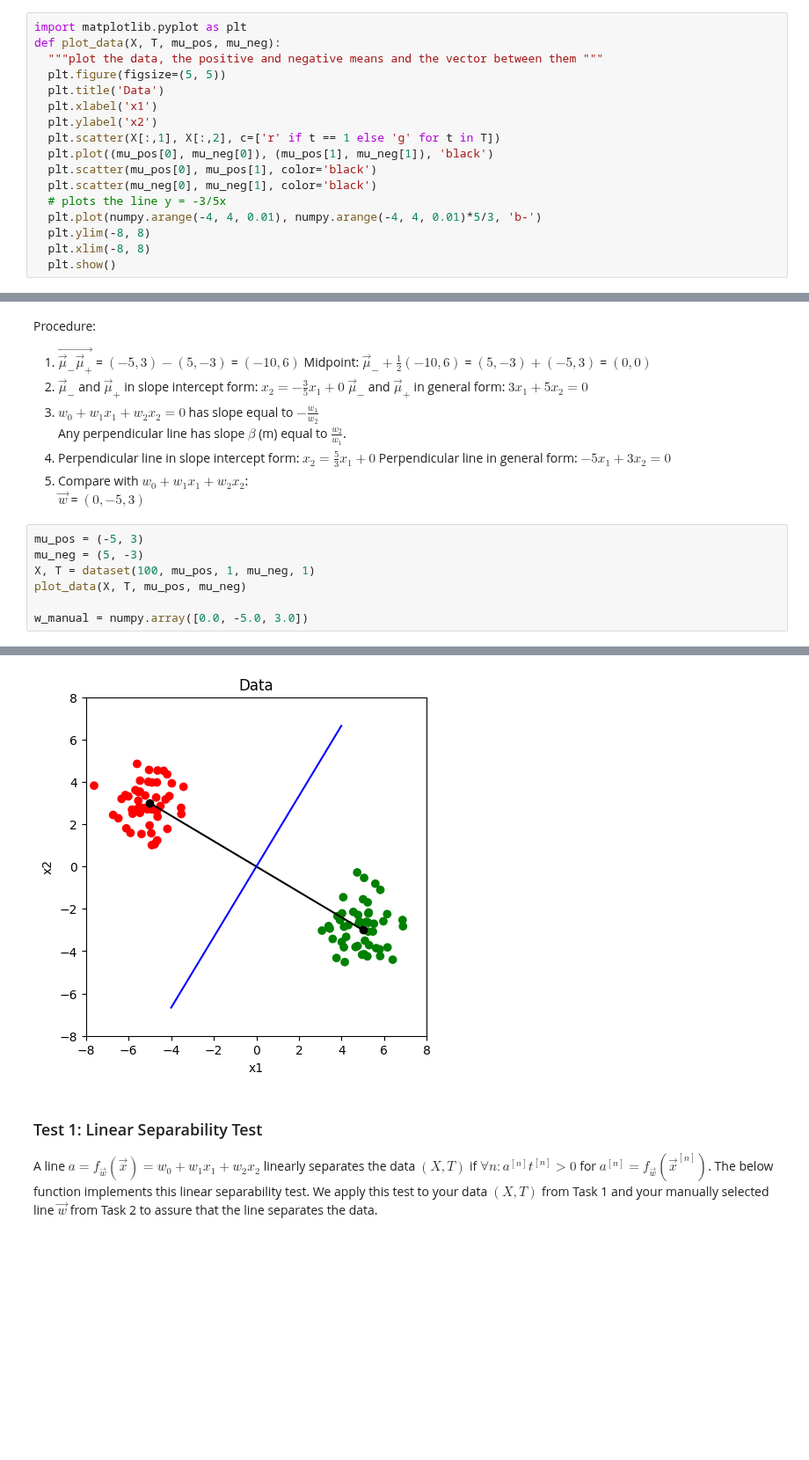
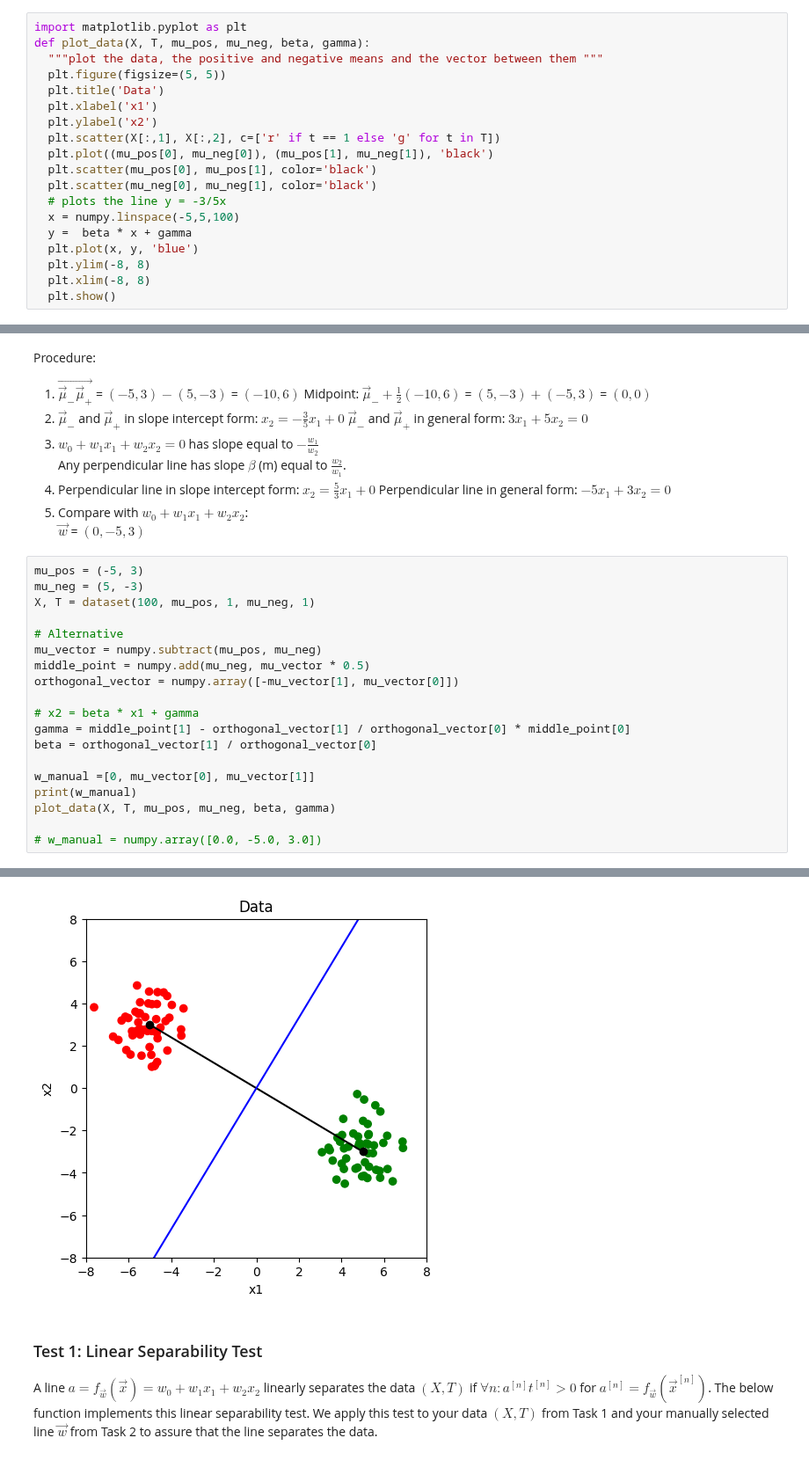
Before and after one commit to danielbarco/deeplearning, a Jupyter notebook: Assignment01_solution.ipynb, the cells around one changed output, grey strips where cells are left out. Shown at 88% size. Drawn from its saved outputs; the diff is of its cells as text; blank space fills up the shorter version.

```diff
--- a/Assignment01_solution.ipynb
+++ b/Assignment01_solution.ipynb
@@ -50,7 +50,7 @@ def dataset(number_of_samples, mu_pos, sigma_pos, mu_neg, sigma_neg):
   return all_data, all_labels
 # %%
 import matplotlib.pyplot as plt
-def plot_data(X, T, mu_pos, mu_neg):
+def plot_data(X, T, mu_pos, mu_neg, beta, gamma):
   """plot the data, the positive and negative means and the vector between them """
   plt.figure(figsize=(5, 5))
   plt.title('Data')
@@ -61,7 +61,9 @@ def plot_data(X, T, mu_pos, mu_neg):
   plt.scatter(mu_pos[0], mu_pos[1], color='black')
   plt.scatter(mu_neg[0], mu_neg[1], color='black')
   # plots the line y = -3/5x
-  plt.plot(numpy.arange(-4, 4, 0.01), numpy.arange(-4, 4, 0.01)*5/3, 'b-')
+  x = numpy.linspace(-5,5,100)
+  y =  beta * x + gamma
+  plt.plot(x, y, 'blue')
   plt.ylim(-8, 8)
   plt.xlim(-8, 8)
   plt.show()
@@ -91,7 +93,19 @@ $\vec w$ = $(0, -5, 3)$<br>
 mu_pos = (-5, 3)
 mu_neg = (5, -3)
 X, T = dataset(100, mu_pos, 1, mu_neg, 1)
-plot_data(X, T, mu_pos, mu_neg)
 
-w_manual = numpy.array([0.0, -5.0, 3.0])
+# Alternative
+mu_vector = numpy.subtract(mu_pos, mu_neg)
+middle_point = numpy.add(mu_neg, mu_vector * 0.5)
+orthogonal_vector = numpy.array([-mu_vector[1], mu_vector[0]])
+
+# x2 = beta * x1 + gamma
+gamma = middle_point[1] - orthogonal_vector[1] / orthogonal_vector[0] * middle_point[0]
+beta = orthogonal_vector[1] / orthogonal_vector[0]
+
+w_manual =[0, mu_vector[0], mu_vector[1]]
+print(w_manual)
+plot_data(X, T, mu_pos, mu_neg, beta, gamma)
+
+# w_manual = numpy.array([0.0, -5.0, 3.0])
 # %% [output]
@@ -98,4 +113,4 @@ w_manual = numpy.array([0.0, -5.0, 3.0])
-[figure, old version]
+[figure, new version]
 # %% [markdown]
 ### Test 1: Linear Separability Test
 
```
Also changed, not shown: parts of 1 cell of this notebook.
